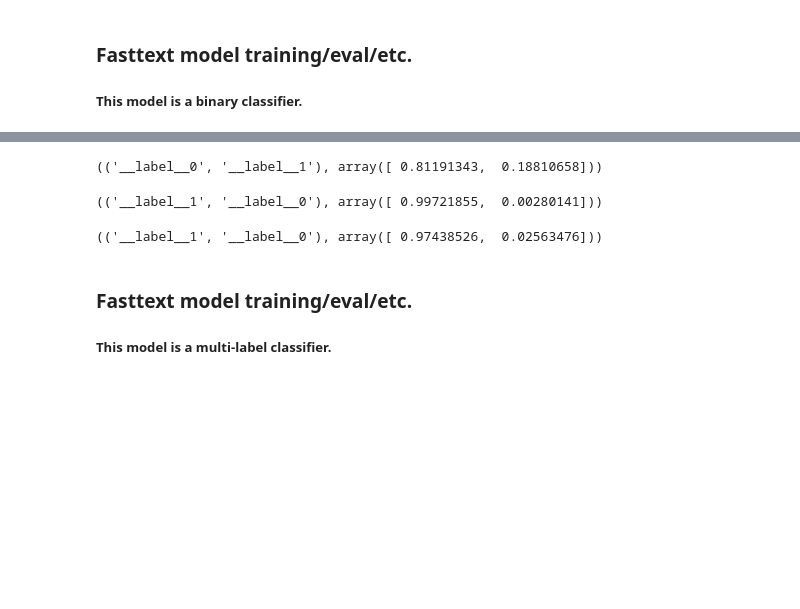
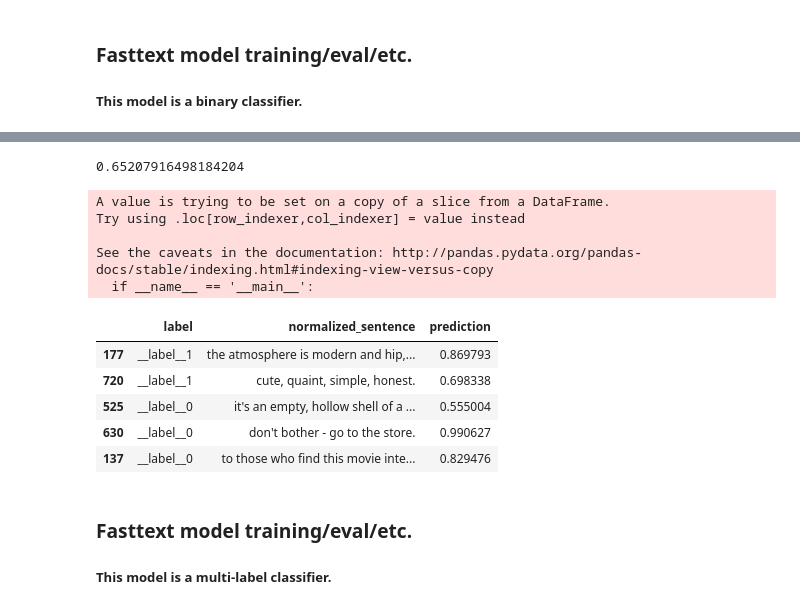
Before and after one commit to hminooei/DSbyHadi, a Jupyter notebook: Tutorial3/sentiment-analysis-embedding.ipynb, the cells around one changed output, grey strips where cells are left out. Drawn from its saved outputs; the diff is of its cells as text; code cells hidden in the pictures; blank space fills up the shorter version.

```diff
--- a/Tutorial3/sentiment-analysis-embedding.ipynb
+++ b/Tutorial3/sentiment-analysis-embedding.ipynb
@@ -85,11 +82,11 @@ valid.to_csv(path_or_buf=DATA_DIR+'sentiment.valid', header=False, index=False,
 ### Fasttext model training/eval/etc.
 ##### This model is a binary classifier.
 # %%
-train_data = os.path.join(DATA_DIR, 'sentiment.train')
-valid_data = os.path.join(DATA_DIR, 'sentiment.valid')
-# train_supervised uses the same arguments and defaults as the fastText cli
-sent_model = train_supervised(
-    input=train_data,
+train_data_path = os.path.join("./", 'sentiment.train')
+test_data_path = os.path.join("./", 'sentiment.test')
+
+sentiment_model = train_supervised(
+    input=train_data_path,
     lr=1,
     dim=100,
     ws=5,
@@ -108,6 +105,9 @@ sent_model = train_supervised(
     verbose=2,
     pretrainedVectors="",
 )
-print_results(*sent_model.test(valid_data))
-sent_model.save_model("sent_model.bin")
+print("On train")
+print_results(*sentiment_model.test(train_data_path))
+print("On test")
+print_results(*sentiment_model.test(test_data_path))
+sentiment_model.save_model("sentiment_model.bin")
 # %% [output]
@@ -136,10 +148,0 @@ R@1     0.805
-# %%
-sent_model.predict("you are not a cool guy but still i really like you", k=2)
-sent_model.predict("yeah..", k=2)
-# %% [output]
-(('__label__0', '__label__1'), array([ 0.81191343,  0.18810658]))
-(('__label__1', '__label__0'), array([ 0.99721855,  0.00280141]))
-# %%
-sent_model.predict("k", k=2)
-# %% [output]
-(('__label__1', '__label__0'), array([ 0.97438526,  0.02563476]))
@@ -147,0 +149,21 @@ sent_model.predict("k", k=2)
+# %%
+pr[1][0]
+# %% [output]
+0.65207916498184204
+# %%
+test_data['prediction'] = test_data['normalized_sentence'].apply(lambda row: sentiment_model.predict(row, k=2)[1][0])
+# %% [output]
+A value is trying to be set on a copy of a slice from a DataFrame.
+Try using .loc[row_indexer,col_indexer] = value instead
+
+See the caveats in the documentation: http://pandas.pydata.org/pandas-docs/stable/indexing.html#indexing-view-versus-copy
+  if __name__ == '__main__':
+# %%
+test_data[0:5]
+# %% [output]
+|  | label | normalized_sentence | prediction |
+| 177 | __label__1 | the atmosphere is modern and hip,... | 0.869793 |
+| 720 | __label__1 | cute, quaint, simple, honest. | 0.698338 |
+| 525 | __label__0 | it's an empty, hollow shell of a ... | 0.555004 |
+| 630 | __label__0 | don't bother - go to the store. | 0.990627 |
+| 137 | __label__0 | to those who find this movie inte... | 0.829476 |
```
Also changed, not shown: parts of 27 cells of this notebook, 1 other file.
